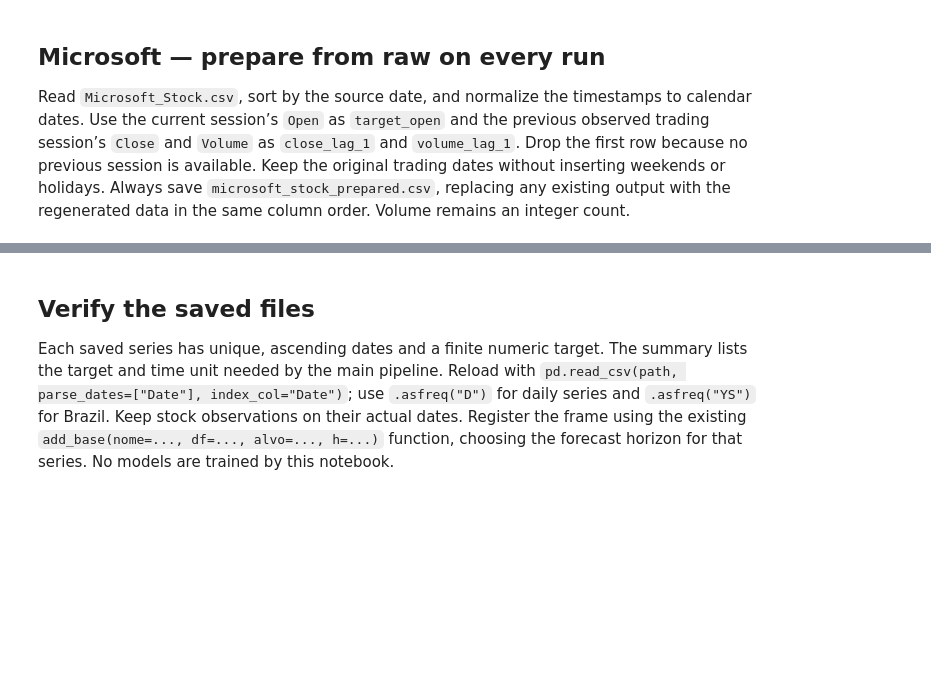
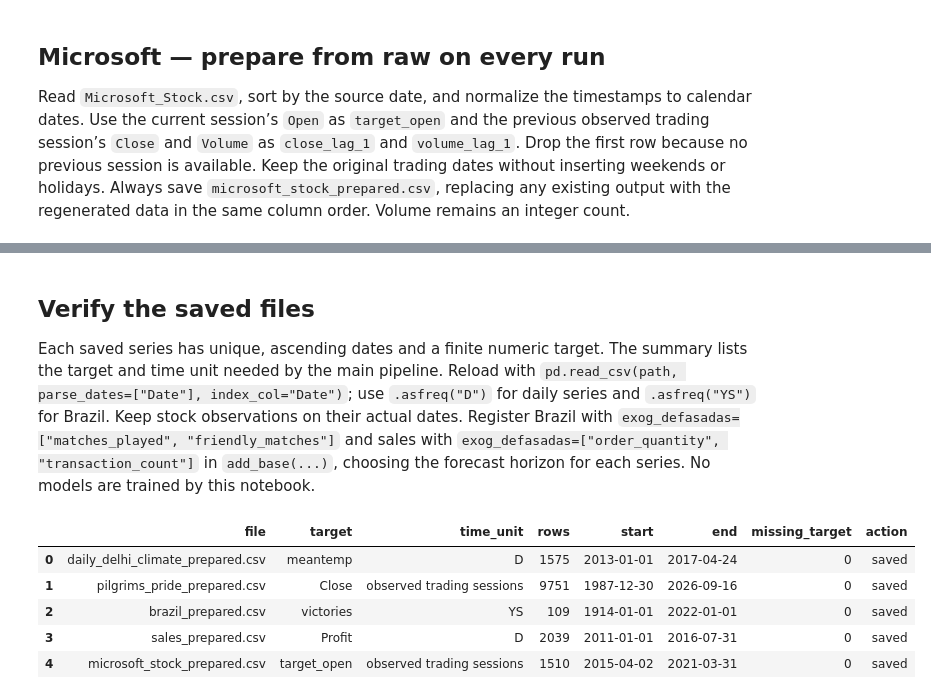
Before and after one commit to sosogasp/series-temporais, a Jupyter notebook: prepare_bases.ipynb, the cells around one changed output, grey strips where cells are left out. Drawn from its saved outputs; the diff is of its cells as text; code cells hidden in the pictures; blank space fills up the shorter version.

Commit message:
fazendo correcao ao processamento das bases

```diff
--- a/prepare_bases.ipynb
+++ b/prepare_bases.ipynb
@@ -157,20 +219,29 @@ microsoft.head()
 # %% [markdown]
 ## Verify the saved files
 
-Each saved series has unique, ascending dates and a finite numeric target. The summary lists the target and time unit needed by the main pipeline. Reload with `pd.read_csv(path, parse_dates=["Date"], index_col="Date")`; use `.asfreq("D")` for daily series and `.asfreq("YS")` for Brazil. Keep stock observations on their actual dates. Register the frame using the existing `add_base(nome=..., df=..., alvo=..., h=...)` function, choosing the forecast horizon for that series. No models are trained by this notebook.
+Each saved series has unique, ascending dates and a finite numeric target. The summary lists the target and time unit needed by the main pipeline. Reload with `pd.read_csv(path, parse_dates=["Date"], index_col="Date")`; use `.asfreq("D")` for daily series and `.asfreq("YS")` for Brazil. Keep stock observations on their actual dates. Register Brazil with `exog_defasadas=["matches_played", "friendly_matches"]` and sales with `exog_defasadas=["order_quantity", "transaction_count"]` in `add_base(...)`, choosing the forecast horizon for each series. No models are trained by this notebook.
 # %%
 for item in summary:
     saved = pd.read_csv(OUT / item["file"], parse_dates=["Date"], index_col="Date")
     expected = prepared[item["file"]]
     assert len(saved) == len(expected)
     assert saved.index.is_monotonic_increasing and saved.index.is_unique
     assert saved.index.equals(expected.index)
     assert np.isfinite(saved[item["target"]]).all()
-    assert np.allclose(saved[item["target"]], expected[item["target"]])
+    assert saved.columns.equals(expected.columns)
+    assert np.isfinite(saved.select_dtypes(include="number")).all().all()
+    assert np.allclose(saved.to_numpy(), expected.to_numpy())
 
 handled = {"Microsoft_Stock.csv", "DailyDelhiClimateTrain.csv", "DailyDelhiClimateTest.csv",
            stock_file, "brazil.csv", "Sales.csv"}
 unhandled = {p.name for p in RAW.glob("*.csv")} - handled
 if unhandled:
     raise ValueError(f"New raw CSVs need an explicit processing rule: {sorted(unhandled)}")
 pd.DataFrame(summary)
+# %% [output]
+|  | file | target | time_unit | rows | start | end | missing_target | action |
+| 0 | daily_delhi_climate_prepared.csv | meantemp | D | 1575 | 2013-01-01 | 2017-04-24 | 0 | saved |
+| 1 | pilgrims_pride_prepared.csv | Close | observed trading sessions | 9751 | 1987-12-30 | 2026-09-16 | 0 | saved |
+| 2 | brazil_prepared.csv | victories | YS | 109 | 1914-01-01 | 2022-01-01 | 0 | saved |
+| 3 | sales_prepared.csv | Profit | D | 2039 | 2011-01-01 | 2016-07-31 | 0 | saved |
+| 4 | microsoft_stock_prepared.csv | target_open | observed trading sessions | 1510 | 2015-04-02 | 2021-03-31 | 0 | saved |
```
Also changed, not shown: parts of 8 cells of this notebook, 3 other files.
